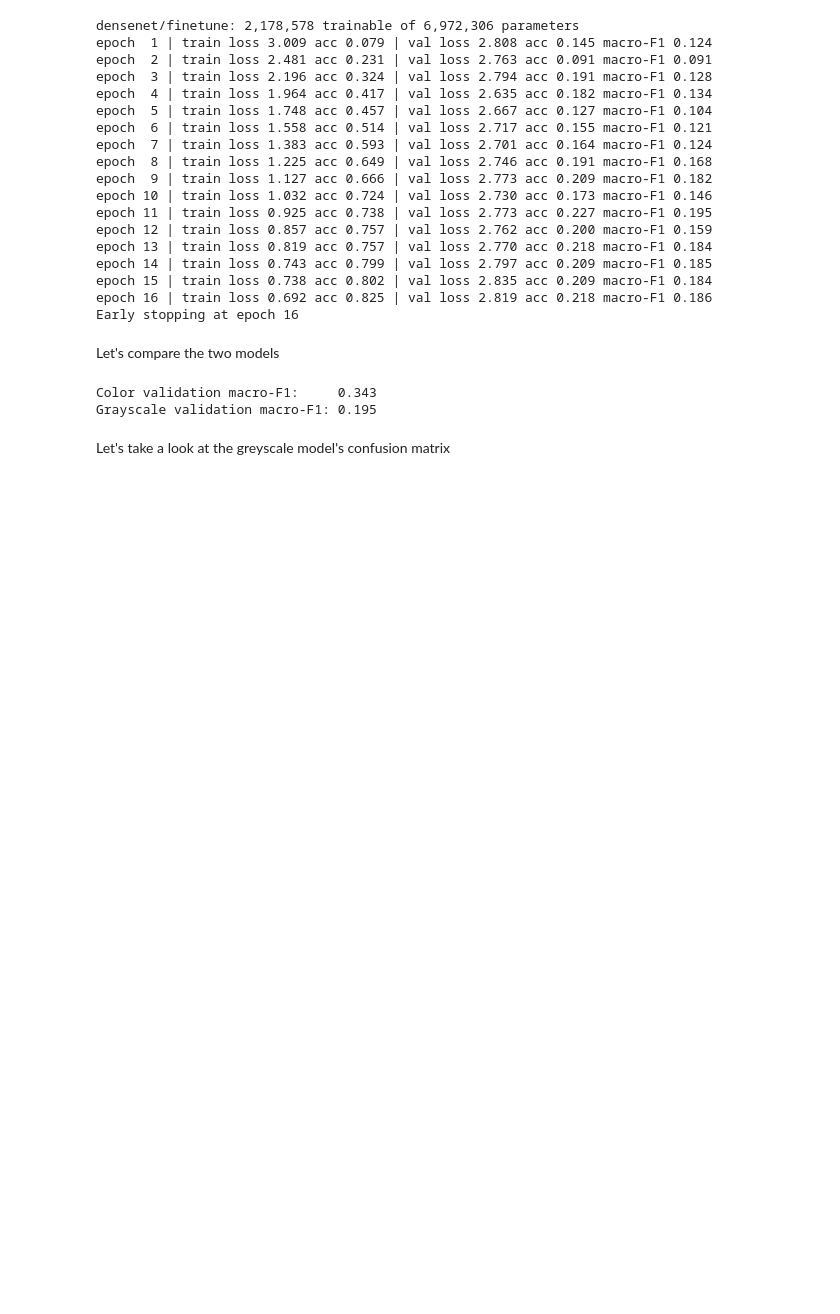
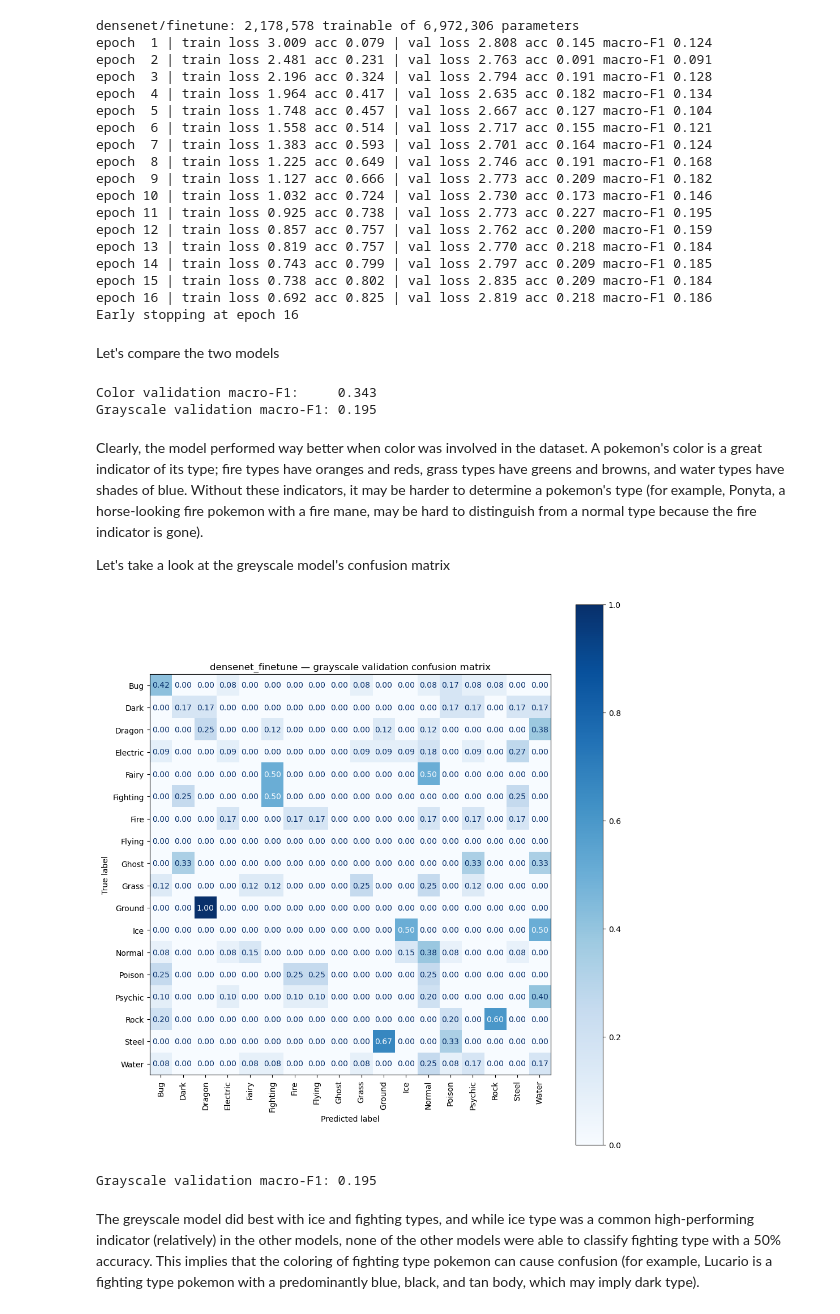
Before and after one commit to Lu-Rin-e/CS5324-Machine-Learning-Labs, a Jupyter notebook: Lab4.ipynb, the cells around one changed output. Cells and saved outputs as stored; diff of their text form; code cells hidden in the pictures; blank space fills up the shorter version.

Commit message:
Finished the hyperparameter investigation
Finished the hyperparameter investigation by running the new code that wasn't able to be done by the HPC Coldfront

```diff
--- a/Lab4.ipynb
+++ b/Lab4.ipynb
@@ -1425,9 +1615,7 @@ def train_model(arch, strategy, epochs=20, head_lr=1e-3, backbone_lr=1e-4,
 # %%
 
-arch = "efficientnet"
-strategy = "finetune"
-key = f"{arch}_{strategy}"
-models[key], results[key] = train_model(
-    arch, strategy,
+dropout_model, dropout_result = train_model(
+    "densenet", "finetune", dropout_p=0.3
 )
-torch.save(models[key].state_dict(), f"{key}.pt")
+
+#Let's train finetuned densenet to minimize the runtime
@@ -1676,4 +1904,37 @@ print(f"Grayscale validation macro-F1: {gray_f1:.3f}")
 Color validation macro-F1:     0.343
 Grayscale validation macro-F1: 0.195
 # %% [markdown]
+Clearly, the model performed way better when color was involved in the dataset. A pokemon's color is a great indicator of its type; fire types have oranges and reds, grass types have greens and browns, and water types have shades of blue. Without these indicators, it may be harder to determine a pokemon's type (for example, Ponyta, a horse-looking fire pokemon with a fire mane, may be hard to distinguish from a normal type because the fire indicator is gone).
+
+
 Let's take a look at the greyscale model's confusion matrix
+# %%
+metrics = evaluate(gray_model, gray_val_loader)
+
+cm = confusion_matrix(
+    metrics["y"],
+    metrics["preds"],
+    labels=range(NUM_CLASSES),
+    normalize="true",
+)
+
+fig, ax = plt.subplots(figsize=(10, 10))
+ConfusionMatrixDisplay(
+    confusion_matrix=cm,
+    display_labels=TYPE_COLS,
+).plot(
+    ax=ax,
+    xticks_rotation=90,
+    values_format=".2f",
+    cmap="Blues",
+)
+ax.set_title(f"{key} — grayscale validation confusion matrix")
+plt.tight_layout()
+plt.show()
+
+print(f"Grayscale validation macro-F1: {metrics['macro_f1']:.3f}")
+# %% [output]
+[figure, added]
+Grayscale validation macro-F1: 0.195
+# %% [markdown]
+The greyscale model did best with ice and fighting types, and while ice type was a common high-performing indicator (relatively) in the other models, none of the other models were able to classify fighting type with a 50% accuracy. This implies that the coloring of fighting type pokemon can cause confusion (for example, Lucario is a fighting type pokemon with a predominantly blue, black, and tan body, which may imply dark type).
```
Also changed, not shown: parts of 7 cells of this notebook.
